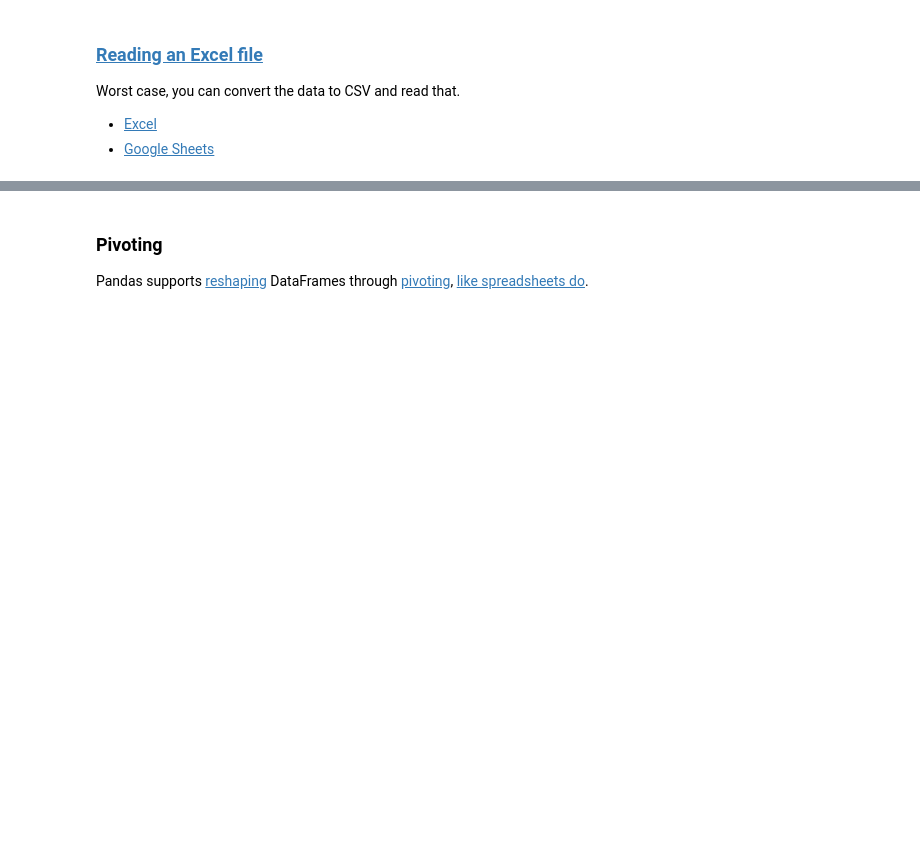
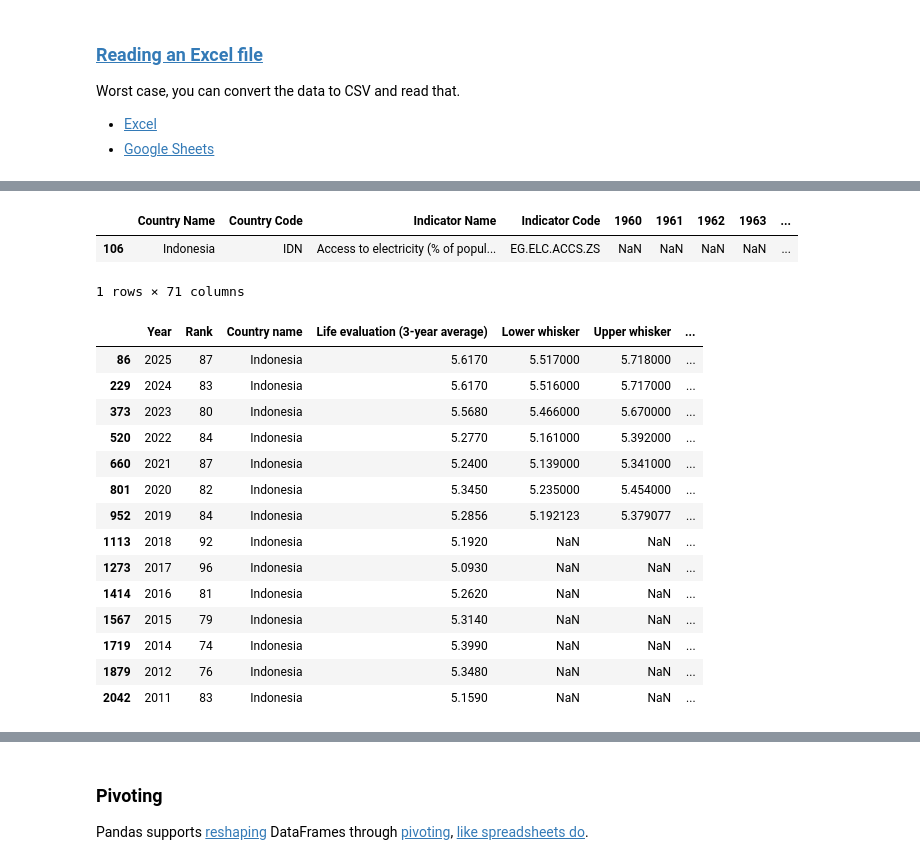
Before and after one commit to yp2745/yp2745.github.io, a Jupyter notebook: lecture_22.ipynb, the cells around one changed output, grey strips where cells are left out. Saved outputs shown, nothing was run; the diff lists cells and outputs as text; code cells hidden in the pictures; blank space fills up the shorter version.

```diff
--- a/lecture_22.ipynb
+++ b/lecture_22.ipynb
@@ -23,3 +23,13 @@ Worst case, you can convert the data to CSV and read that.
 
 - [Excel](https://support.microsoft.com/en-us/office/import-or-export-text-txt-or-csv-files-5250ac4c-663c-47ce-937b-339e391393ba)
 - [Google Sheets](https://support.ecwid.com/hc/en-us/articles/8578742087580-Opening-and-saving-CSV-files-in-Google-Sheets)
+# %%
+import pandas as pd
+
+happiness = pd.read_excel(
+    "World_Happines_Report.xlsx", sheet_name="Data for Figure 2.1 (2011–2025)"
+)
+happiness.head()
+
+electricity = pd.read_csv("Access_to_Electricity.csv", skiprows=4)
+electricity.head()
@@ -25,0 +44,28 @@ Worst case, you can convert the data to CSV and read that.
+# %%
+# Select China as target country for electricity
+indonesia_electricity = electricity[electricity["Country Name"] == "Indonesia"]
+indonesia_electricity
+# %% [output]
+|  | Country Name | Country Code | Indicator Name | Indicator Code | 1960 | 1961 | 1962 | 1963 | ... |
+| 106 | Indonesia | IDN | Access to electricity (% of popul... | EG.ELC.ACCS.ZS | NaN | NaN | NaN | NaN | ... |
+1 rows × 71 columns
+# %%
+# Select China as target country for happiness
+indonesia_happiness = happiness[happiness["Country name"] == "Indonesia"]
+indonesia_happiness
+# %% [output]
+|  | Year | Rank | Country name | Life evaluation (3-year average) | Lower whisker | Upper whisker | ... |
+| 86 | 2025 | 87 | Indonesia | 5.6170 | 5.517000 | 5.718000 | ... |
+| 229 | 2024 | 83 | Indonesia | 5.6170 | 5.516000 | 5.717000 | ... |
+| 373 | 2023 | 80 | Indonesia | 5.5680 | 5.466000 | 5.670000 | ... |
+| 520 | 2022 | 84 | Indonesia | 5.2770 | 5.161000 | 5.392000 | ... |
+| 660 | 2021 | 87 | Indonesia | 5.2400 | 5.139000 | 5.341000 | ... |
+| 801 | 2020 | 82 | Indonesia | 5.3450 | 5.235000 | 5.454000 | ... |
+| 952 | 2019 | 84 | Indonesia | 5.2856 | 5.192123 | 5.379077 | ... |
+| 1113 | 2018 | 92 | Indonesia | 5.1920 | NaN | NaN | ... |
+| 1273 | 2017 | 96 | Indonesia | 5.0930 | NaN | NaN | ... |
+| 1414 | 2016 | 81 | Indonesia | 5.2620 | NaN | NaN | ... |
+| 1567 | 2015 | 79 | Indonesia | 5.3140 | NaN | NaN | ... |
+| 1719 | 2014 | 74 | Indonesia | 5.3990 | NaN | NaN | ... |
+| 1879 | 2012 | 76 | Indonesia | 5.3480 | NaN | NaN | ... |
+| 2042 | 2011 | 83 | Indonesia | 5.1590 | NaN | NaN | ... |
```
Also changed, not shown: parts of 5 cells of this notebook, 2 other files.
